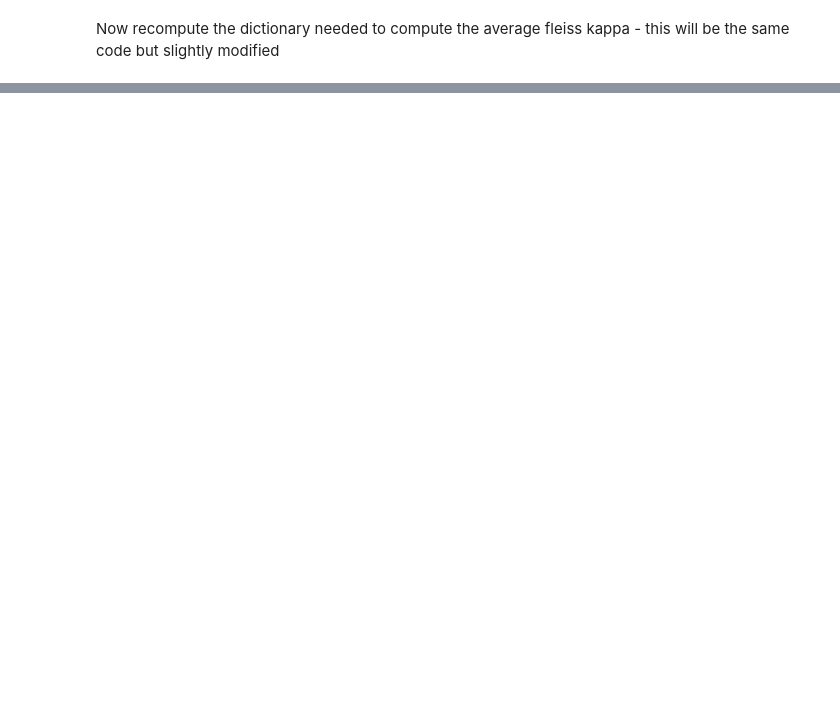
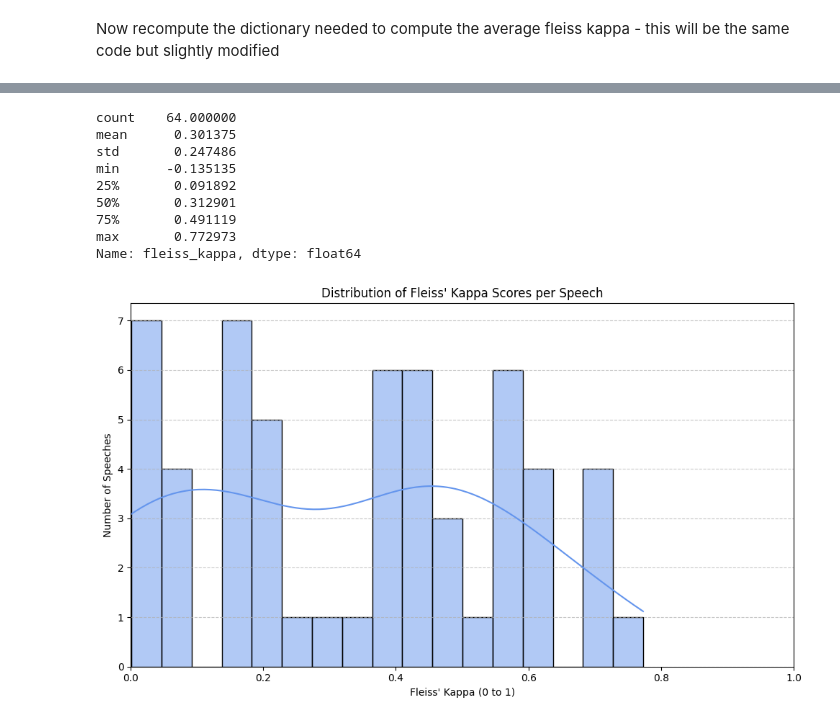
Before and after one commit to toletich311/manifesto_annotations, a Jupyter notebook: Annotations/Annotations_Speech_Statistics.ipynb, the cells around one changed output, grey strips where cells are left out. Drawn from its saved outputs; the diff is of its cells as text; code cells hidden in the pictures; blank space fills up the shorter version.

```diff
--- a/Annotations/Annotations_Speech_Statistics.ipynb
+++ b/Annotations/Annotations_Speech_Statistics.ipynb
@@ -400,0 +397,31 @@ Average Fleiss' Kappa: 0.306
+# %%
+# STEP 1: Make sure fleiss_kappa is numeric
+df_kappa['fleiss_kappa'] = pd.to_numeric(df_kappa['fleiss_kappa'], errors='coerce')
+
+# STEP 2: Drop NaNs
+df_kappa = df_kappa.dropna(subset=['fleiss_kappa'])
+
+# STEP 3: Confirm range of values
+print(df_kappa['fleiss_kappa'].describe())
+
+# STEP 4: Plot histogram with correct x-range
+plt.figure(figsize=(10, 6))
+sns.histplot(df_kappa['fleiss_kappa'], bins=20, kde=True, color='cornflowerblue')
+plt.title("Distribution of Fleiss' Kappa Scores per Speech")
+plt.xlabel("Fleiss' Kappa (0 to 1)")
+plt.ylabel("Number of Speeches")
+plt.xlim(0, 1)
+plt.tight_layout()
+plt.grid(axis='y', linestyle='--', alpha=0.7)
+plt.show()
+# %% [output]
+count    64.000000
+mean      0.301375
+std       0.247486
+min      -0.135135
+25%       0.091892
+50%       0.312901
+75%       0.491119
+max       0.772973
+Name: fleiss_kappa, dtype: float64
+[figure, added]
```
Also changed, not shown: parts of 4 cells of this notebook, 3 other files.
